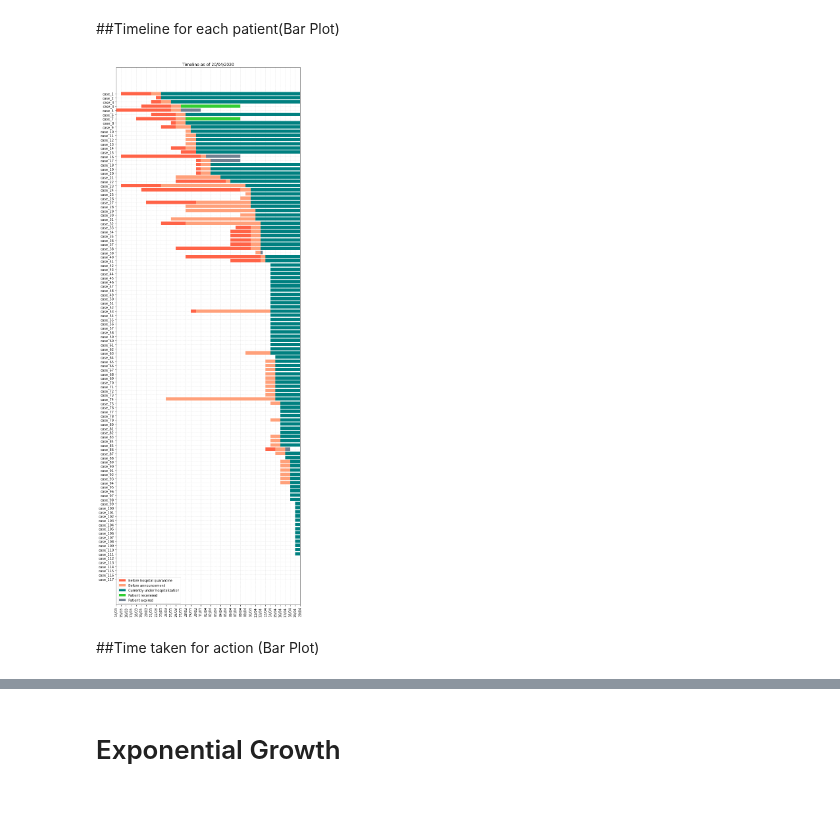
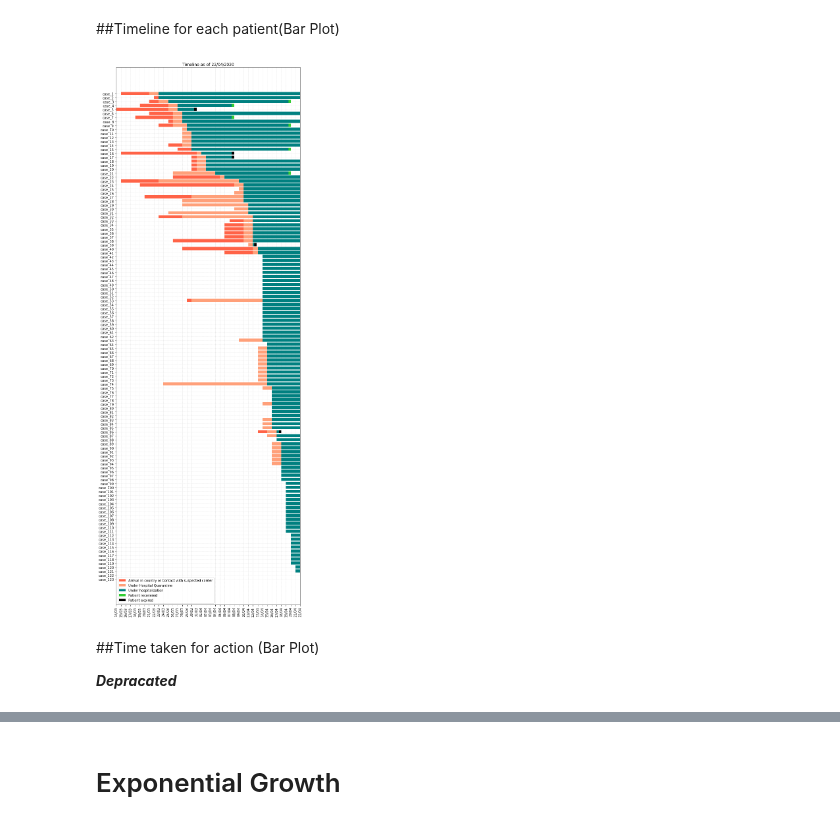
Before and after one commit to finerbrighterlighter/myanmar_covid19, a Jupyter notebook: exponential_growth.ipynb, the cells around one changed output, grey strips where cells are left out. Drawn from its saved outputs; the diff is of its cells as text; code cells hidden in the pictures.

```diff
--- a/exponential_growth.ipynb
+++ b/exponential_growth.ipynb
@@ -627,8 +631,8 @@ timeline_df["case_id"] = df["case_id"]
 timeline_df["until_qua"] = (df["qua_date"]-df["first_date"]).dt.days
 timeline_df["until_ann"] = (df["ann_date"]-df["qua_date"]).dt.days
 timeline_df["until_first"] = (df["first_date"]-df["first_date"].min()).dt.days
-timeline_df["until_exp"] = np.where(df["exp_date"].notna(), (df["exp_date"]-df["ann_date"]).dt.days, 0)
-timeline_df["until_dsc"] = np.where(df["dsc_date"].notna(), (df["dsc_date"]-df["ann_date"]).dt.days, 0)
-timeline_df["cur_hosp"] = np.where(df["exp_date"].isna(), np.where(df["dsc_date"].isna(), (pd.to_datetime("today").tz_localize("UTC").tz_convert("Asia/Yangon")-df["ann_date"]).dt.days, 0), 0)
+timeline_df["hosp"] = np.where(df["exp_date"].isna(), np.where(df["dsc_date"].isna(), (pd.to_datetime("today").tz_localize("UTC").tz_convert("Asia/Yangon")-df["ann_date"]).dt.days, (df["dsc_date"]-df["ann_date"]).dt.days), (df["exp_date"]-df["ann_date"]).dt.days)
+timeline_df["until_dsc"] = np.where(df["dsc_date"].notna(), 0.5, 0)
+timeline_df["until_exp"] = np.where(df["exp_date"].notna(), 0.5, 0)
 timeline_df
 # %% [output]
@@ -648,8 +652,5 @@ timeline_df
 # %%
 # case_39 expired on the same day as admission. adding 0.5 to visualize on the plot
-timeline_df.loc[38, "until_exp"] = timeline_df.loc[38, "until_exp"] + 0.5
+timeline_df.loc[38, "hosp"] = timeline_df.loc[38, "hosp"] + 0.75
 
-# for case_42 to 62, the history is blinded
 timeline_df.fillna(0, inplace=True)
-
-timeline_df
@@ -672,32 +659,34 @@ timeline_df
 # %%
 fig, ax = plt.subplots(figsize=(10,30))
 ax.grid(linestyle=':', linewidth='0.5', color='silver')
 ax.set_axisbelow(True)
 
 yindex = np.arange(len(timeline_df["case_id"]))
 
 xindex = np.arange(len(pd.date_range(start=df.first_date.min(), end=pd.to_datetime("today").tz_localize("UTC").tz_convert("Asia/Yangon"))))
 
 plt.yticks(yindex,timeline_df["case_id"], fontsize=10)
 
 plt.xticks(xindex,pd.date_range(start=df.first_date.min(), end=pd.to_datetime("today").tz_localize("UTC").tz_convert("Asia/Yangon")).strftime('%d/%m'), fontsize=10, rotation=90)
 plt.gca().invert_yaxis()
 
 until_qua = plt.barh(yindex, timeline_df["until_qua"], left= timeline_df["until_first"], color = "tomato")
 until_ann = plt.barh(yindex, timeline_df["until_ann"], left= timeline_df["until_qua"]+timeline_df["until_first"], color = "lightsalmon")
-until_exp = plt.barh(yindex, timeline_df["until_exp"], left= timeline_df["until_ann"]+timeline_df["until_qua"]+timeline_df["until_first"], color = "slategray")
-until_dsc = plt.barh(yindex, timeline_df["until_dsc"], left= timeline_df["until_exp"]+timeline_df["until_ann"]+timeline_df["until_qua"]+timeline_df["until_first"], color = "limegreen")
-cur_hosp = plt.barh(yindex, timeline_df["cur_hosp"], left= timeline_df["until_dsc"]+timeline_df["until_exp"]+timeline_df["until_ann"]+timeline_df["until_qua"]+timeline_df["until_first"], color = "teal")
+hosp = plt.barh(yindex, timeline_df["hosp"], left= timeline_df["until_ann"]+timeline_df["until_qua"]+timeline_df["until_first"], color = "teal")
+until_exp = plt.barh(yindex, timeline_df["until_exp"], left= timeline_df["hosp"]+timeline_df["until_ann"]+timeline_df["until_qua"]+timeline_df["until_first"]-0.5, color = "black")
+until_dsc = plt.barh(yindex, timeline_df["until_dsc"], left= timeline_df["hosp"]+timeline_df["until_exp"]+timeline_df["until_ann"]+timeline_df["until_qua"]+timeline_df["until_first"]-0.5, color = "limegreen")
 
 plt.title("Timeline as of "+str(pd.to_datetime("today").tz_localize("UTC").tz_convert("Asia/Yangon").strftime("%d/%m/%Y")))
-plt.legend((until_qua[0], until_ann[0],cur_hosp[0],until_dsc[0],until_exp[0]), ("Before hospital quarantine", "Before announcement","Currently under hospitalization","Patient recovered","Patient expired"),loc="lower left", bbox_to_anchor=(0, 0))
+plt.legend((until_qua[0], until_ann[0],hosp[0],until_dsc[0],until_exp[0]), ("Arrival in country or Contact with suspected carrier", "Under Hospital Quarantine","Under hospitalization","Patient recovered","Patient expired"),loc="lower left", bbox_to_anchor=(0, 0))
 
 timeline = str(pd.to_datetime("today").tz_localize("UTC").tz_convert("Asia/Yangon").strftime("%d-%m-%Y"))+"_timeline.svg"
 plt.savefig(timeline, bbox_inches = "tight")
 plt.show()
 files.download(timeline)
 # %% [output]
-[figure, old version]
+[figure, new version]
 # %% [markdown]
 ##Time taken for action (Bar Plot)
+
+***Depracated***
 # %%
```
Also changed, not shown: parts of 26 cells of this notebook.
